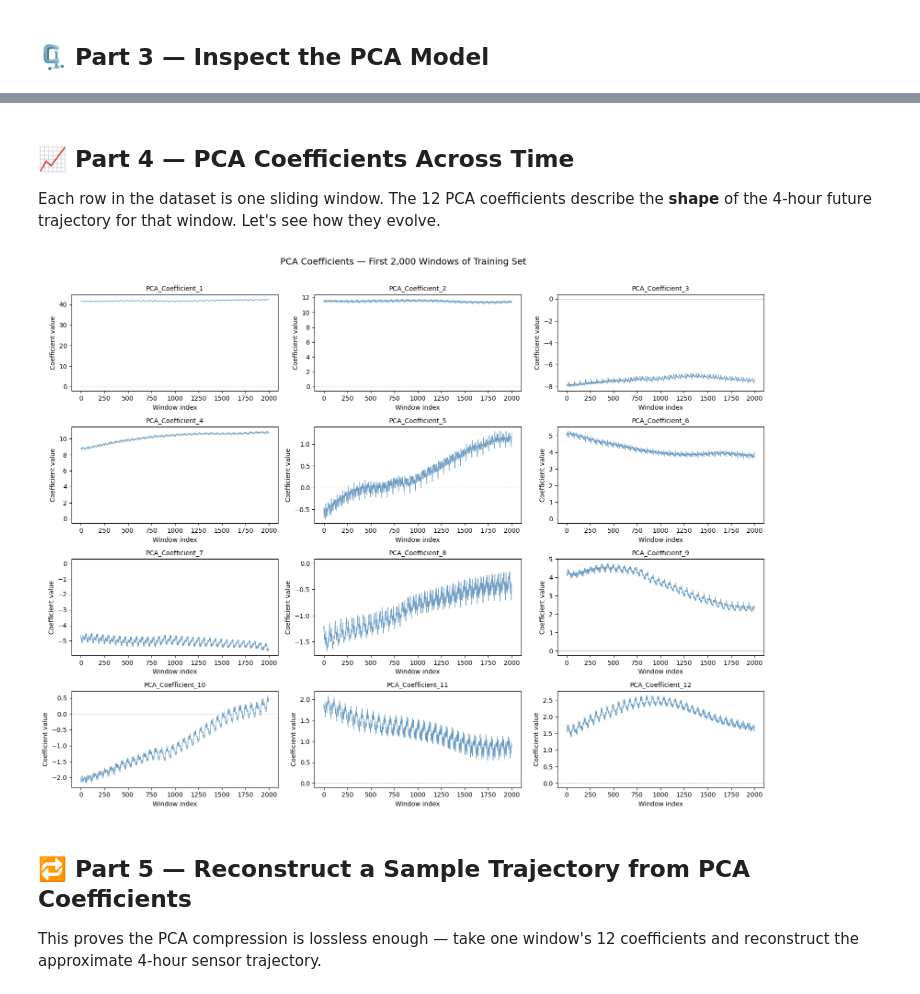
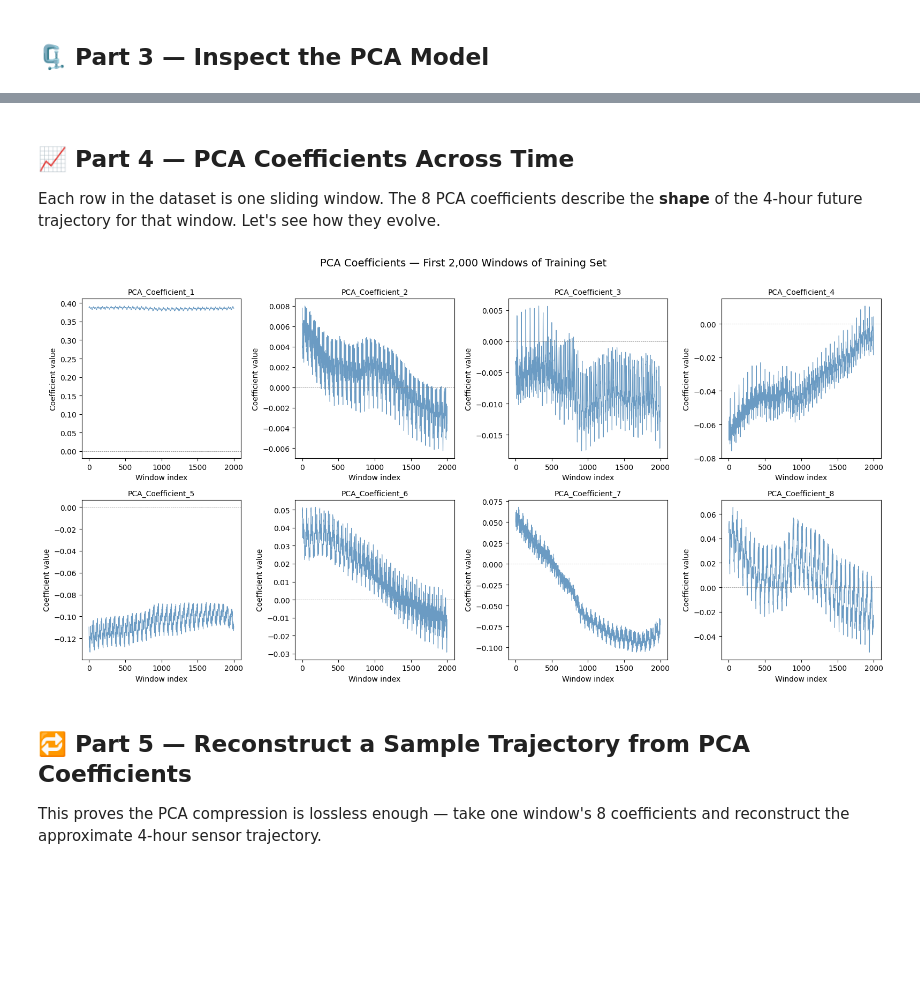
Before and after one commit to Anupam1223/Genesis, a Jupyter notebook: notebooks/explore_preprocessing.ipynb, the cells around one changed output, grey strips where cells are left out. Saved outputs shown, nothing was run; the diff lists cells and outputs as text; code cells hidden in the pictures; blank space fills up the shorter version.

```diff
--- a/notebooks/explore_preprocessing.ipynb
+++ b/notebooks/explore_preprocessing.ipynb
@@ -198,29 +202,29 @@ plt.show()
 # %% [markdown]
 ## 📈 Part 4 — PCA Coefficients Across Time
 
-Each row in the dataset is one sliding window. The 12 PCA coefficients describe the **shape** of the 4-hour future trajectory for that window. Let's see how they evolve.
+Each row in the dataset is one sliding window. The 8 PCA coefficients describe the **shape** of the 4-hour future trajectory for that window. Let's see how they evolve.
 # %%
 pca_cols = [c for c in train_df.columns if c.startswith('PCA_')]
 
-fig, axes = plt.subplots(4, 3, figsize=(16, 12))
+fig, axes = plt.subplots(2, 4, figsize=(16, 8))
 axes = axes.flatten()
 
 for i, col in enumerate(pca_cols):
     axes[i].plot(train_df[col].values[:2000], linewidth=0.8, color='steelblue', alpha=0.8)
     axes[i].set_title(col, fontsize=10)
     axes[i].set_xlabel('Window index')
     axes[i].set_ylabel('Coefficient value')
     axes[i].axhline(0, color='gray', linewidth=0.5, linestyle='--')
 
 plt.suptitle('PCA Coefficients — First 2,000 Windows of Training Set', fontsize=14, y=1.01)
 plt.tight_layout()
 plt.show()
 # %% [output]
-[figure, old version]
+[figure, new version]
 # %% [markdown]
 ## 🔁 Part 5 — Reconstruct a Sample Trajectory from PCA Coefficients
 
-This proves the PCA compression is lossless enough — take one window's 12 coefficients and reconstruct the approximate 4-hour sensor trajectory.
+This proves the PCA compression is lossless enough — take one window's 8 coefficients and reconstruct the approximate 4-hour sensor trajectory.
 # %%
 # Pick a sample window (e.g. window index 500 from training set)
 SAMPLE_IDX = 500
```
Also changed, not shown: parts of 10 cells of this notebook, 13 other files.
